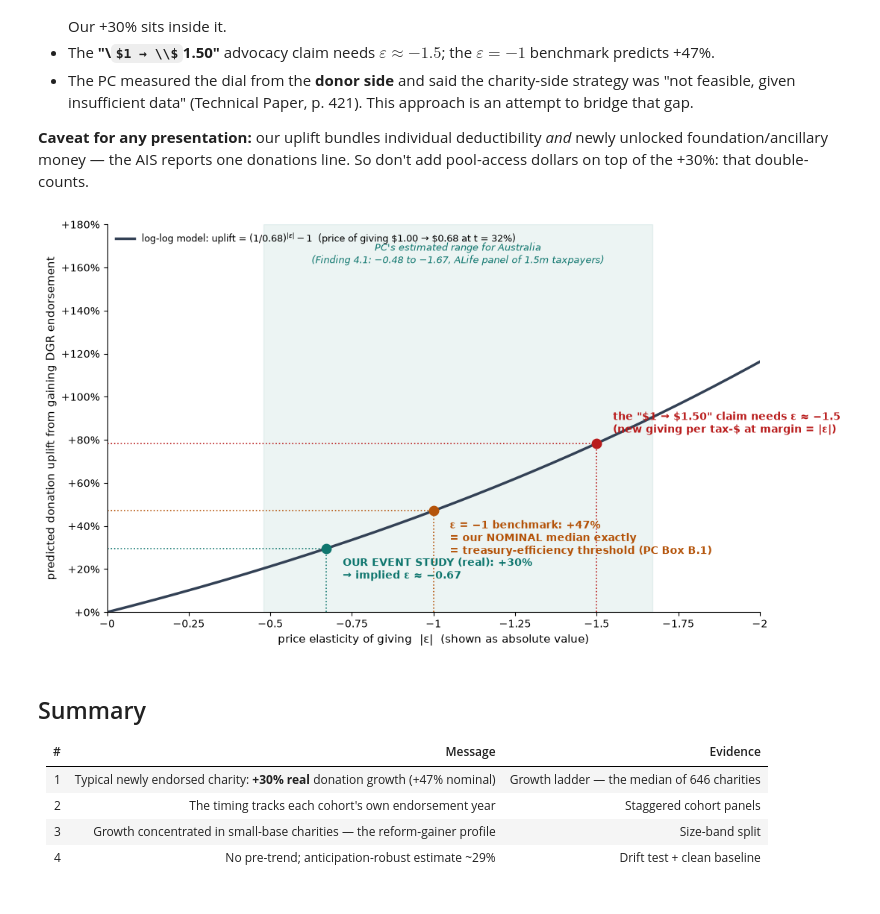
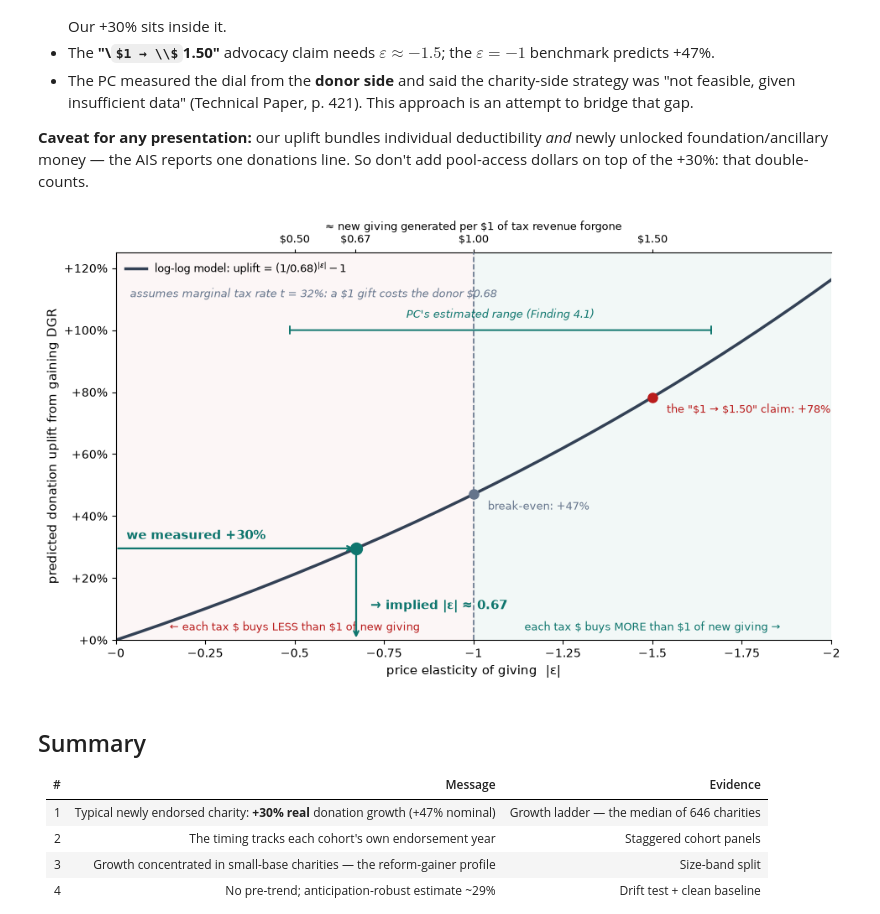
Before and after one commit to wheatfields/unlock-dgr-analysis, a Jupyter notebook: analysis/Presentation/dgr_event_study_key_messages.ipynb, the cells around one changed output. Drawn from its saved outputs; the diff is of its cells as text; code cells hidden in the pictures; some formulas as TeX source.

```diff
--- a/analysis/Presentation/dgr_event_study_key_messages.ipynb
+++ b/analysis/Presentation/dgr_event_study_key_messages.ipynb
@@ -436,55 +436,80 @@ Everything in this debate is a position on one dial: the **price elasticity of g
 
 **Caveat for any presentation:** our uplift bundles individual deductibility *and* newly unlocked foundation/ancillary money — the AIS reports one donations line. So don't add pool-access dollars on top of the +30%: that double-counts.
 # %%
-# The bridge chart: donation uplift as a function of the price elasticity of giving
+# The dial chart: elasticity -> predicted uplift, with the treasury reading on the top axis
 t = 0.32
 price = 1 - t
 eps = np.linspace(0, 2.0, 400)
 uplift = (1 / price) ** eps - 1
 
 med_real_g = real["growth"].median()
-med_nom_g = nom["growth"].median()
 eps_real = np.log(1 + med_real_g) / np.log(1 / price)
-eps_nom = np.log(1 + med_nom_g) / np.log(1 / price)
 pc_lo, pc_hi = 0.48, 1.67
+u_be = (1 / price) ** 1.0 - 1
+u_15 = (1 / price) ** 1.5 - 1
+
+TEAL, GREY, RED, INK = "#0f766e", "#64748b", "#b91c1c", "#334155"
 
 fig, ax = plt.subplots(figsize=(11, 6))
-ax.axvspan(pc_lo, pc_hi, color="#0f766e", alpha=0.08, zorder=0)
-ax.text((pc_lo + pc_hi) / 2, 1.62,
-        "PC's estimated range for Australia\n(Finding 4.1: \u22120.48 to \u22121.67, ALife panel of 1.5m taxpayers)",
-        ha="center", fontsize=9.5, color="#0f766e", style="italic")
-ax.plot(eps, uplift, color="#334155", lw=2.5, zorder=2,
-        label="log-log model: uplift = $(1/0.68)^{|\\varepsilon|}-1$  (price of giving \\$1.00 \u2192 \\$0.68 at t = 32%)")
+ax.set_xlim(0, 2.0)
+ax.set_ylim(0, 1.25)
 
-def mark(e, u, color, label, dy, ha="left", dx=0.05):
-    ax.plot([e, e], [0, u], color=color, lw=1.2, ls=":", zorder=1)
-    ax.plot([0, e], [u, u], color=color, lw=1.2, ls=":", zorder=1)
-    ax.plot(e, u, "o", color=color, ms=9, zorder=4)
-    ax.annotate(label, xy=(e, u), xytext=(e + dx, u + dy), fontsize=10,
-                fontweight="bold", color=color, ha=ha)
+# two halves of the argument, split at break-even
+ax.axvspan(0, 1.0, color=RED, alpha=0.035, zorder=0)
+ax.axvspan(1.0, 2.0, color=TEAL, alpha=0.05, zorder=0)
+ax.axvline(1.0, color=GREY, lw=1.2, ls="--", zorder=1)
+ax.text(0.5, 0.025, "\u2190 each tax \\$ buys LESS than \\$1 of new giving",
+        ha="center", fontsize=9, color=RED, transform=ax.get_xaxis_transform())
+ax.text(1.5, 0.025, "each tax \\$ buys MORE than \\$1 of new giving \u2192",
+        ha="center", fontsize=9, color=TEAL, transform=ax.get_xaxis_transform())
 
-mark(eps_real, med_real_g, "#0f766e",
-     f"OUR EVENT STUDY (real): +{med_real_g:.0%}\n\u2192 implied \u03b5 \u2248 \u2212{eps_real:.2f}", dy=-0.14)
-mark(1.0, (1 / price) ** 1.0 - 1, "#b45309",
-     "\u03b5 = \u22121 benchmark: +47%\n= our NOMINAL median exactly\n= treasury-efficiency threshold (PC Box B.1)",
-     dy=-0.20)
-mark(1.5, (1 / price) ** 1.5 - 1, "#b91c1c",
-     "the \"\\$1 \u2192 \\$1.50\" claim needs \u03b5 \u2248 \u22121.5\n(new giving per tax-\\$ at margin = |\u03b5|)", dy=0.05)
+ax.plot(eps, uplift, color=INK, lw=2.5, zorder=2,
+        label="log-log model: uplift = $(1/0.68)^{|\\varepsilon|}-1$")
 
-ax.set_xlim(0, 2.0)
-ax.set_ylim(0, 1.8)
-ax.set_xlabel("price elasticity of giving  |\u03b5|  (shown as absolute value)", fontsize=11)
-ax.set_ylabel("predicted donation uplift from gaining DGR endorsement", fontsize=11)
+# PC's estimated range as a bracket, not a background wash
+ax.annotate("", xy=(pc_hi, 1.00), xytext=(pc_lo, 1.00),
+            arrowprops=dict(arrowstyle="|-|,widthA=0.3,widthB=0.3", color=TEAL, lw=1.4))
+ax.text((pc_lo + pc_hi) / 2, 1.04, "PC's estimated range (Finding 4.1)",
+        ha="center", fontsize=9, color=TEAL, style="italic")
+
+# inference path: we measured the uplift, then read the curve backwards
+ax.annotate("", xy=(eps_real, med_real_g), xytext=(0, med_real_g),
+            arrowprops=dict(arrowstyle="->", color=TEAL, lw=1.6))
+ax.annotate("", xy=(eps_real, 0), xytext=(eps_real, med_real_g),
+            arrowprops=dict(arrowstyle="->", color=TEAL, lw=1.6))
+ax.plot(eps_real, med_real_g, "o", color=TEAL, ms=10, zorder=4)
+ax.text(0.03, med_real_g + 0.03, f"we measured +{med_real_g:.0%}",
+        fontsize=10.5, fontweight="bold", color=TEAL)
+ax.text(eps_real + 0.04, 0.10, f"\u2192 implied |\u03b5| \u2248 {eps_real:.2f}",
+        fontsize=10.5, fontweight="bold", color=TEAL)
+
+# benchmarks: plain dots, short labels
+ax.plot(1.0, u_be, "o", color=GREY, ms=8, zorder=3)
+ax.text(1.04, u_be - 0.02, f"break-even: +{u_be:.0%}", fontsize=9.5, color=GREY, va="top")
+ax.plot(1.5, u_15, "o", color=RED, ms=8, zorder=3)
+ax.text(1.54, u_15 - 0.02, f"the \"\\$1 \u2192 \\$1.50\" claim: +{u_15:.0%}",
+        fontsize=9.5, color=RED, va="top")
+
+# the $1 -> $1.50 reading, built into the axis: new giving per tax-$ ~= |eps| at the margin
+secax = ax.secondary_xaxis("top")
+secax.set_xticks([0.5, round(eps_real, 2), 1.0, 1.5])
+secax.set_xticklabels(["$0.50", f"${eps_real:.2f}", "$1.00", "$1.50"], fontsize=9)
+secax.set_xlabel("\u2248 new giving generated per $1 of tax revenue forgone", fontsize=9.5)
+secax.tick_params(length=3)
+
+ax.set_xlabel("price elasticity of giving  |\u03b5|", fontsize=11)
+ax.set_ylabel("predicted donation uplift from gaining DGR", fontsize=11)
 ax.yaxis.set_major_formatter(plt.FuncFormatter(lambda v, _: f"+{v:.0%}"))
 ax.xaxis.set_major_formatter(plt.FuncFormatter(lambda v, _: f"\u2212{v:g}"))
-#ax.set_title("One dial connects everything: the event study lands inside the PC's own predicted range",
-#             fontsize=12.5, fontweight="bold", loc="left")
 ax.legend(loc="upper left", fontsize=9, frameon=False)
 ax.spines[["top", "right"]].set_visible(False)
-fig.tight_layout()
+ax.text(0.02, 0.885, f"assumes marginal tax rate t = {t:.0%}: a \\$1 gift costs the donor \\${price:.2f}",
+        transform=ax.transAxes, fontsize=9, color=GREY, style="italic")
+ax.spines[["top", "right"]].set_visible(False)
+
 plt.show()
 # %% [output]
-[figure, old version]
+[figure, new version]
 # %% [markdown]
 ## Summary
 
```
Also changed, not shown: 4 other files.
